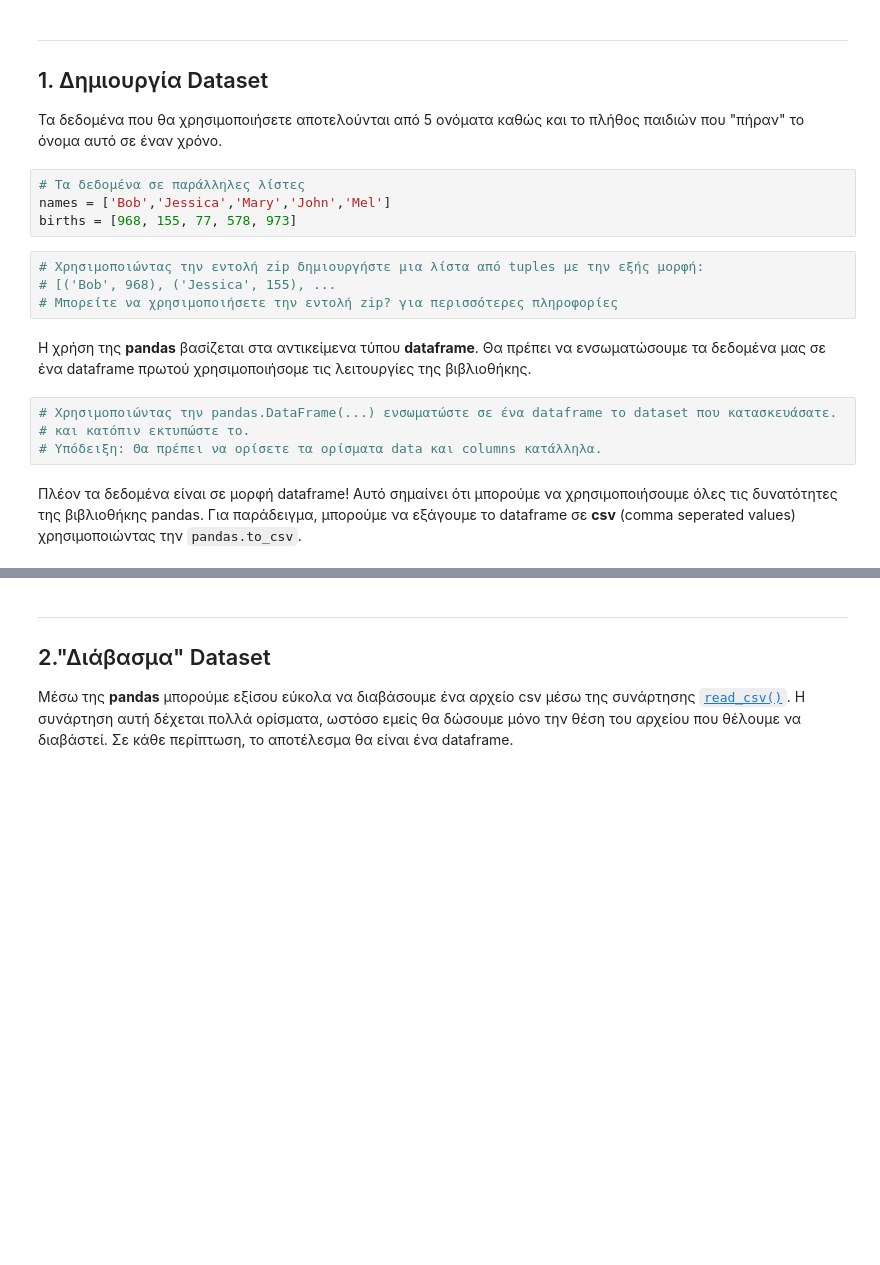
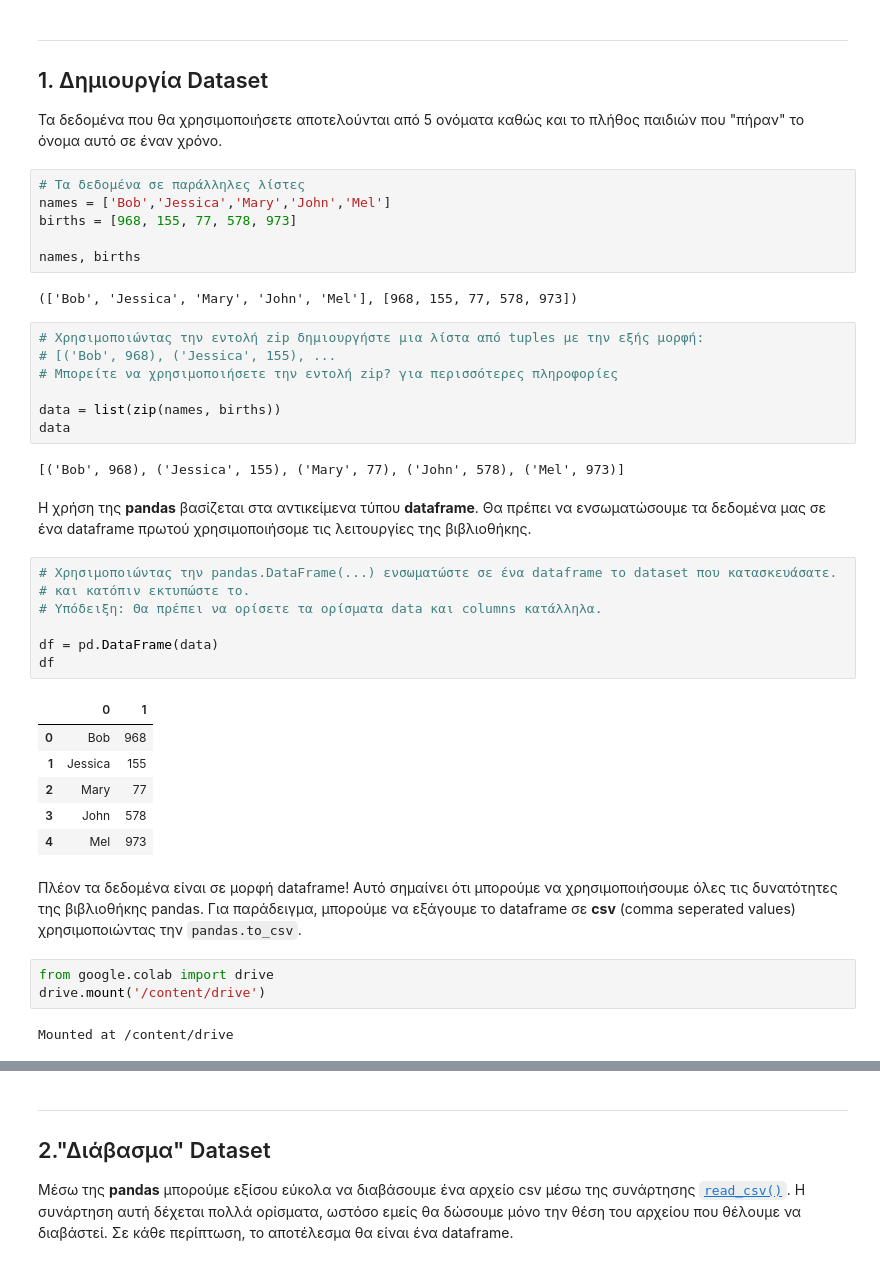
Before and after one commit to cpapasotiri/Data-Mining-Techniques, a Jupyter notebook: Lab/lab1/LabPracticeExercises/lab1.ipynb, the cells around one changed output, grey strips where cells are left out. Drawn from its saved outputs; the diff is of its cells as text; blank space fills up the shorter version.

```diff
--- a/Lab/lab1/LabPracticeExercises/lab1.ipynb
+++ b/Lab/lab1/LabPracticeExercises/lab1.ipynb
@@ -34,18 +41,42 @@ print('Matplotlib version ' + matplotlib.__version__)
 # Τα δεδομένα σε παράλληλες λίστες
 names = ['Bob','Jessica','Mary','John','Mel']
 births = [968, 155, 77, 578, 973]
+
+names, births
+# %% [output]
+(['Bob', 'Jessica', 'Mary', 'John', 'Mel'], [968, 155, 77, 578, 973])
 # %%
 # Χρησιμοποιώντας την εντολή zip δημιουργήστε μια λίστα από tuples με την εξής μορφή:
 # [('Bob', 968), ('Jessica', 155), ...
 # Μπορείτε να χρησιμοποιήσετε την εντολή zip? για περισσότερες πληροφορίες
+
+data = list(zip(names, births))
+data
+# %% [output]
+[('Bob', 968), ('Jessica', 155), ('Mary', 77), ('John', 578), ('Mel', 973)]
 # %% [markdown]
 Η χρήση της **pandas** βασίζεται στα αντικείμενα τύπου **dataframe**. Θα πρέπει να ενσωματώσουμε τα δεδομένα μας σε ένα dataframe πρωτού χρησιμοποιήσομε τις λειτουργίες της βιβλιοθήκης.
 # %%
 # Χρησιμοποιώντας την pandas.DataFrame(...) ενσωματώστε σε ένα dataframe το dataset που κατασκευάσατε.
 # και κατόπιν εκτυπώστε το.
 # Υπόδειξη: Θα πρέπει να ορίσετε τα ορίσματα data και columns κατάλληλα.
+
+df = pd.DataFrame(data)
+df
+# %% [output]
+|  | 0 | 1 |
+| 0 | Bob | 968 |
+| 1 | Jessica | 155 |
+| 2 | Mary | 77 |
+| 3 | John | 578 |
+| 4 | Mel | 973 |
 # %% [markdown]
 Πλέον τα δεδομένα είναι σε μορφή dataframe! Αυτό σημαίνει ότι μπορούμε να χρησιμοποιήσουμε όλες τις δυνατότητες της βιβλιοθήκης pandas. Για παράδειγμα, μπορούμε να εξάγουμε το dataframe σε **csv** (comma seperated values) χρησιμοποιώντας την `pandas.to_csv`.
+# %%
+from google.colab import drive
+drive.mount('/content/drive')
+# %% [output]
+Mounted at /content/drive
 # %%
 # Εξάγετε το dataset στο 'births1880.csv' χωρίς Header και index.
 # Μπορείτε να χρησιμοποιήσετε την εντολή pandas.to_csv? για περισσότερες πληροφορίες
```
Also changed, not shown: parts of 7 cells of this notebook, 2 other files.
